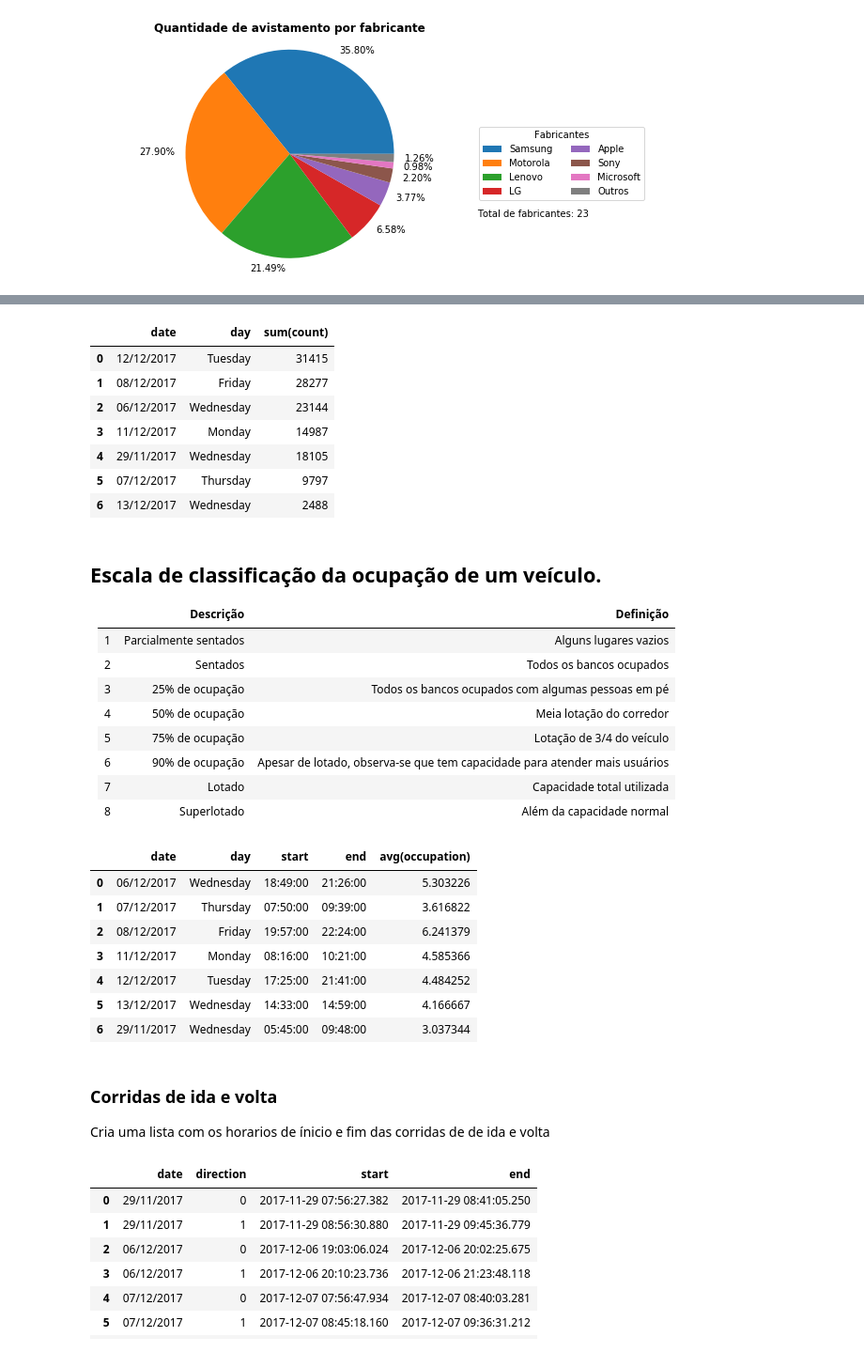
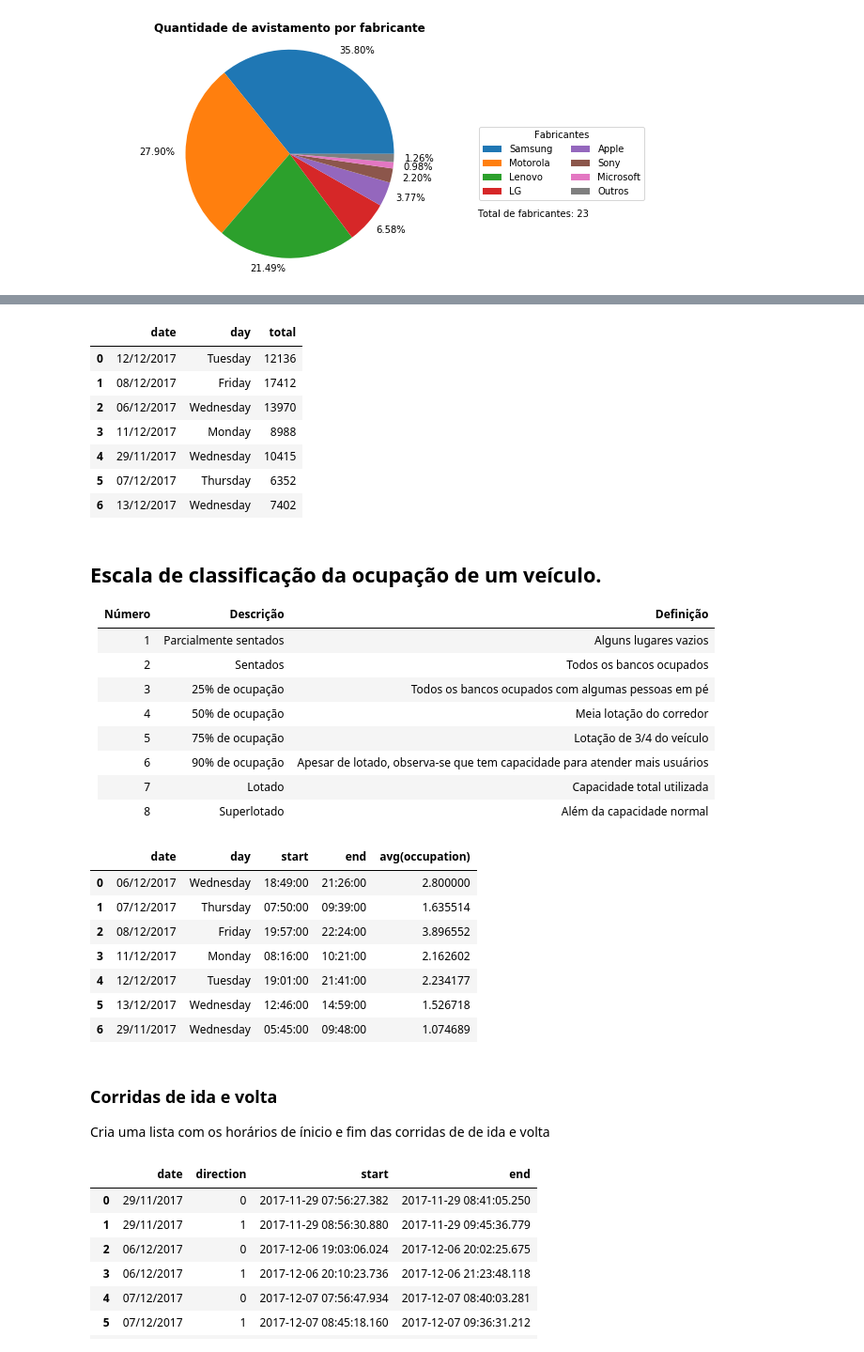
Before and after one commit to hilios/wifi-apc-analysis, a Jupyter notebook: analysis-v2.ipynb, the cells around one changed output, grey strips where cells are left out. Shown at 94% size. Saved outputs shown, nothing was run; the diff lists cells and outputs as text; code cells hidden in the pictures.

```diff
--- a/analysis-v2.ipynb
+++ b/analysis-v2.ipynb
@@ -117,7 +122,7 @@ phones_ds.groupBy("date").count().orderBy("date").toPandas()
 # %%
 mins = lambda i: i * (60*60)
 
-IS_PASSENGER_THRESHOLD = 2
+IS_PASSENGER_THRESHOLD = 5
 
 repeated_sightings = (
     Window.partitionBy("mac")
@@ -143,29 +148,32 @@ sightings = (
     # 4) Estimate the occupation
     .groupBy("window").count()
     .withColumn("date", date_format("window.start", "dd/MM/yyyy"))
-)
+).cache()
 
 # Summary
 (
     sightings
     .withColumn("day", date_format("window.start", "EEEE"))
-    .groupBy("date").agg(first("day").alias("day"), sum("count"))
-    .toPandas()
-)
+    .groupBy("date")
+    .agg(
+        first("day").alias("day"),
+        sum("count").alias("total")
+    )
+).toPandas()
 # %% [output]
-|  | date | day | sum(count) |
-| 0 | 12/12/2017 | Tuesday | 31415 |
-| 1 | 08/12/2017 | Friday | 28277 |
-| 2 | 06/12/2017 | Wednesday | 23144 |
-| 3 | 11/12/2017 | Monday | 14987 |
-| 4 | 29/11/2017 | Wednesday | 18105 |
-| 5 | 07/12/2017 | Thursday | 9797 |
-| 6 | 13/12/2017 | Wednesday | 2488 |
+|  | date | day | total |
+| 0 | 12/12/2017 | Tuesday | 12136 |
+| 1 | 08/12/2017 | Friday | 17412 |
+| 2 | 06/12/2017 | Wednesday | 13970 |
+| 3 | 11/12/2017 | Monday | 8988 |
+| 4 | 29/11/2017 | Wednesday | 10415 |
+| 5 | 07/12/2017 | Thursday | 6352 |
+| 6 | 13/12/2017 | Wednesday | 7402 |
 # %% [markdown]
 ## Escala de classificação da ocupação de um veículo.
 
-|   | Descrição | Definição |
-|---|-----------|-----------|
+|  Número | Descrição | Definição |
+|:-------:|:----------|:----------|
 | 1 | Parcialmente sentados | Alguns lugares vazios |
 | 2 | Sentados | Todos os bancos ocupados |
 | 3 | 25% de ocupação | Todos os bancos ocupados com algumas pessoas em pé |
@@ -175,56 +183,56 @@ sightings = (
 | 7 | Lotado | Capacidade total utilizada |
 | 8 | Superlotado | Além da capacidade normal |
 # %%
-MAX_OCCUPATION = (58 + 118) * 1.2
+MAX_OCCUPATION = (58 + 118)
 
 def get_occupation(sightings):
-    if sightings < 30:
+    if sightings < 58:
         return 1
-    elif sightings >= 30 and sightings <= 58:
+    elif sightings >= 58 and sightings <= 86:
         return 2
-    elif sightings >= 58 and sightings < 87:
+    elif sightings >= 86 and sightings < 116:
         return 3
-    elif sightings >= 87 and sightings < 117:
+    elif sightings >= 117 and sightings < 146:
         return 4
-    elif sightings >= 117 and sightings < 146:
+    elif sightings >= 146 and sightings < 164:
         return 5
-    elif sightings >= 146 and sightings < 164:
+    elif sightings >= 164 and sightings < MAX_OCCUPATION:
         return 6
-    elif sightings >= 164 and sightings < MAX_OCCUPATION:
+    elif sightings >= MAX_OCCUPATION and sightings < MAX_OCCUPATION * 1.1:
         return 7
     else:
         return 8
 
 occupation = udf(lambda x: get_occupation(x), IntegerType())
 
-occupation = sightings.withColumn("occupation", occupation("count"))
+occupation = sightings.withColumn("occupation", occupation("count")).cache()
 
 (
     occupation
     .withColumn("day", date_format("window.start", "EEEE"))
     .withColumn("date", date_format("window.start", "dd/MM/yyyy"))
     .groupBy("date")
     .agg(
         first("day").alias("day"),
         date_format(first("window.start"), "HH:mm:ss").alias("start"),
         date_format(last("window.end"), "HH:mm:ss").alias("end"),
         avg("occupation")
     )
     .orderBy("date")
 ).toPandas()
 # %% [output]
 |  | date | day | start | end | avg(occupation) |
-| 0 | 06/12/2017 | Wednesday | 18:49:00 | 21:26:00 | 5.303226 |
-| 1 | 07/12/2017 | Thursday | 07:50:00 | 09:39:00 | 3.616822 |
-| 2 | 08/12/2017 | Friday | 19:57:00 | 22:24:00 | 6.241379 |
-| 3 | 11/12/2017 | Monday | 08:16:00 | 10:21:00 | 4.585366 |
-| 4 | 12/12/2017 | Tuesday | 17:25:00 | 21:41:00 | 4.484252 |
-| 5 | 13/12/2017 | Wednesday | 14:33:00 | 14:59:00 | 4.166667 |
-| 6 | 29/11/2017 | Wednesday | 05:45:00 | 09:48:00 | 3.037344 |
+| 0 | 06/12/2017 | Wednesday | 18:49:00 | 21:26:00 | 2.800000 |
+| 1 | 07/12/2017 | Thursday | 07:50:00 | 09:39:00 | 1.635514 |
+| 2 | 08/12/2017 | Friday | 19:57:00 | 22:24:00 | 3.896552 |
+| 3 | 11/12/2017 | Monday | 08:16:00 | 10:21:00 | 2.162602 |
+| 4 | 12/12/2017 | Tuesday | 19:01:00 | 21:41:00 | 2.234177 |
+| 5 | 13/12/2017 | Wednesday | 12:46:00 | 14:59:00 | 1.526718 |
+| 6 | 29/11/2017 | Wednesday | 05:45:00 | 09:48:00 | 1.074689 |
 # %% [markdown]
 ### Corridas de ida e volta
 
-Cria uma lista com os horarios de ínicio e fim das corridas de de ida e volta
+Cria uma lista com os horários de ínicio e fim das corridas de de ida e volta
 # %%
 ride_finished = (
     survey
```
Also changed, not shown: parts of 4 cells of this notebook.
